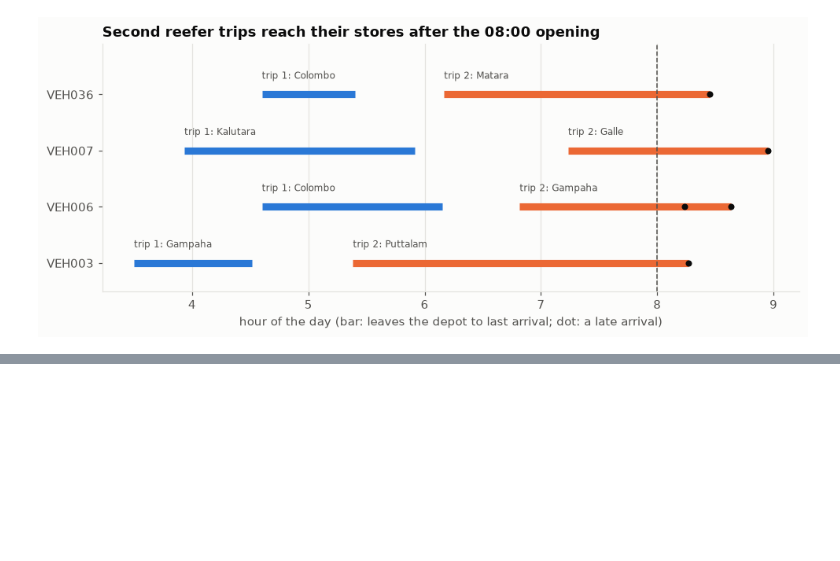
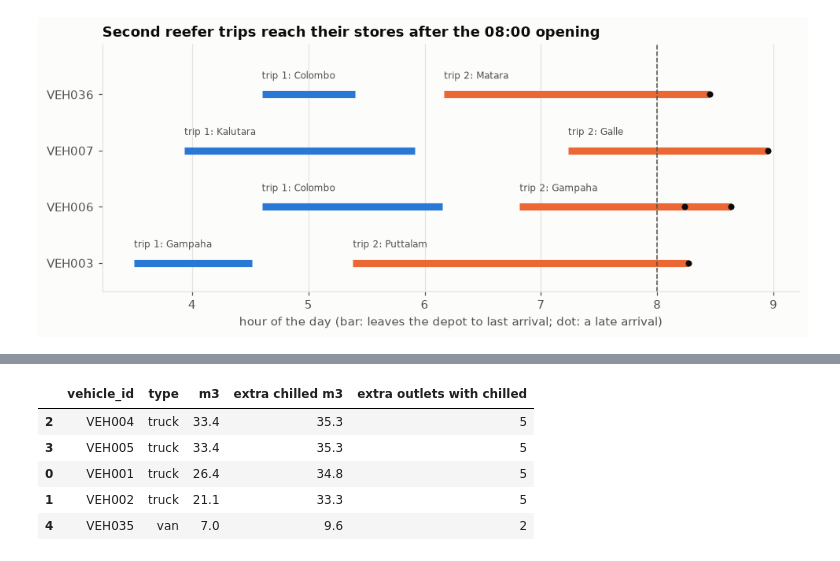
Before and after one commit to sameera-ekanayaka/Xora_Datathon, a Jupyter notebook: notebooks/07_task2b_peak_day_allocation.ipynb, the cells around one changed output, grey strips where cells are left out. Drawn from its saved outputs; the diff is of its cells as text; code cells hidden in the pictures; blank space fills up the shorter version.

```diff
--- a/notebooks/07_task2b_peak_day_allocation.ipynb
+++ b/notebooks/07_task2b_peak_day_allocation.ipynb
@@ -374,0 +379,21 @@ plt.tight_layout(); plt.show()
+# %%
+workshop_reefers = workshop.loc[workshop.temp == "reefer", "vehicle_id"].tolist()
+repair = []
+for vid in workshop_reefers:
+    p2 = al.load_problem(scenarios, fleet, vehicles, travel, allowance, scenario="S1", extra_vehicles=[vid])
+    r2 = p2.subset(lambda o: o.temp_requirement == "chilled", lambda v: v.temp == "reefer")
+    pl2, _ = al.AllocationModel(r2).solve(al.REEFER_PRIORITIES)
+    s2 = pl2[pl2.decision == "served"]
+    veh = vehicles.set_index("vehicle_id").loc[vid]
+    repair.append({"vehicle_id": vid, "type": veh.type, "m3": veh.volume_cap_m3,
+                   "extra chilled m3": round(s2.order_volume_m3.sum() - base_chilled, 1),
+                   "extra outlets with chilled": s2.outlet_id.nunique() - ours[ours.decision == "served"].outlet_id.nunique()})
+repair = pd.DataFrame(repair).sort_values("extra chilled m3", ascending=False)
+repair
+# %% [output]
+|  | vehicle_id | type | m3 | extra chilled m3 | extra outlets with chilled |
+| 2 | VEH004 | truck | 33.4 | 35.3 | 5 |
+| 3 | VEH005 | truck | 33.4 | 35.3 | 5 |
+| 0 | VEH001 | truck | 26.4 | 34.8 | 5 |
+| 1 | VEH002 | truck | 21.1 | 33.3 | 5 |
+| 4 | VEH035 | van | 7.0 | 9.6 | 2 |
```
Also changed, not shown: parts of 3 cells of this notebook.
